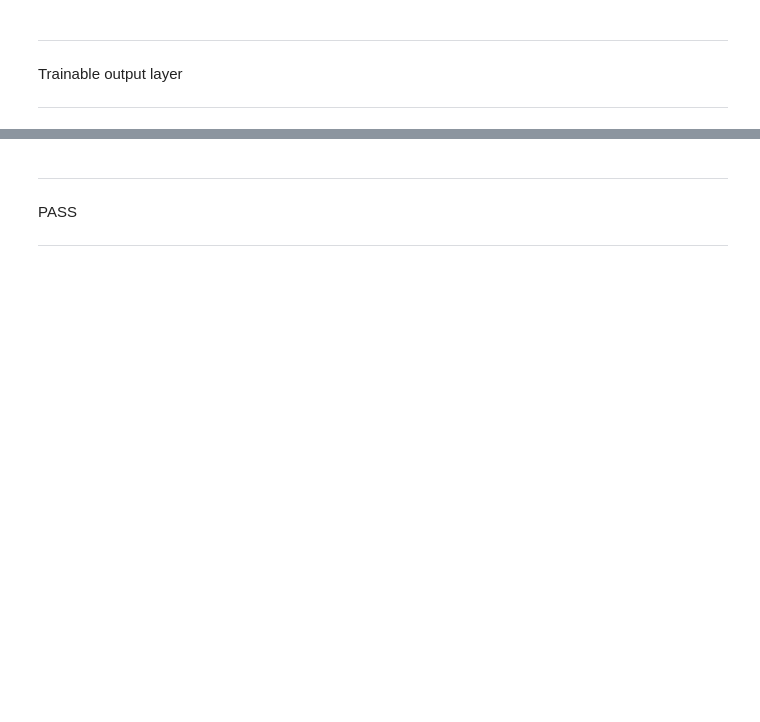
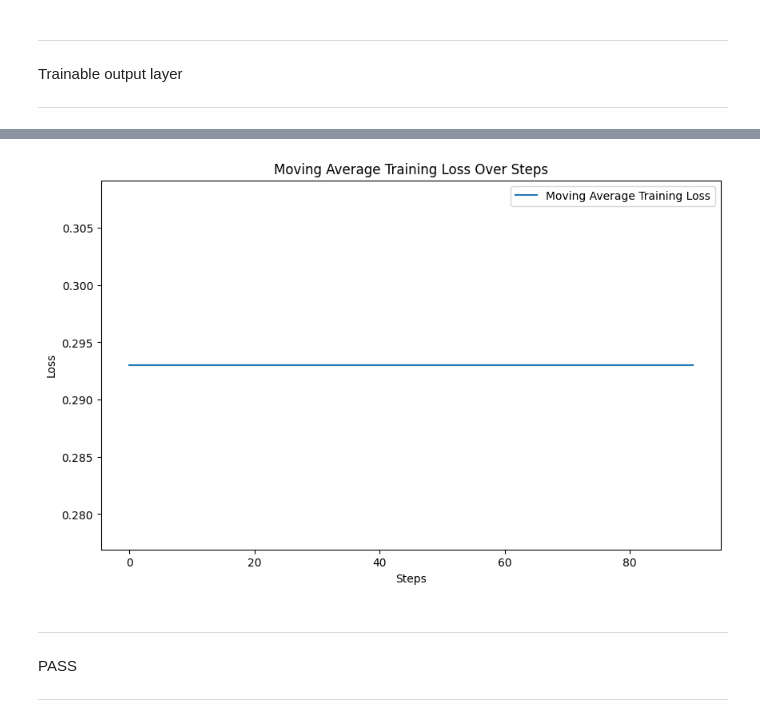
Before and after one commit to FreshMedlar/SpikingReservoir, a Jupyter notebook: res.ipynb, the cells around one changed output, grey strips where cells are left out. Saved outputs shown, nothing was run; the diff lists cells and outputs as text; code cells hidden in the pictures; blank space fills up the shorter version.

```diff
--- a/res.ipynb
+++ b/res.ipynb
@@ -285,0 +374,15 @@ torch.Size([4, 8, 65])
+# %%
+# Calculate the moving average of the loss values
+window_size = 100  # You can adjust the window size for smoother/rougher averaging
+moving_avg_loss = np.convolve(loss_values, np.ones(window_size)/window_size, mode='valid')
+
+# Plot the moving average of the loss values
+plt.figure(figsize=(10, 6))
+plt.plot(moving_avg_loss, label='Moving Average Training Loss')
+plt.xlabel('Steps')
+plt.ylabel('Loss')
+plt.title('Moving Average Training Loss Over Steps')
+plt.legend()
+plt.show()
+# %% [output]
+[figure, added]
```
Also changed, not shown: parts of 10 cells of this notebook.
